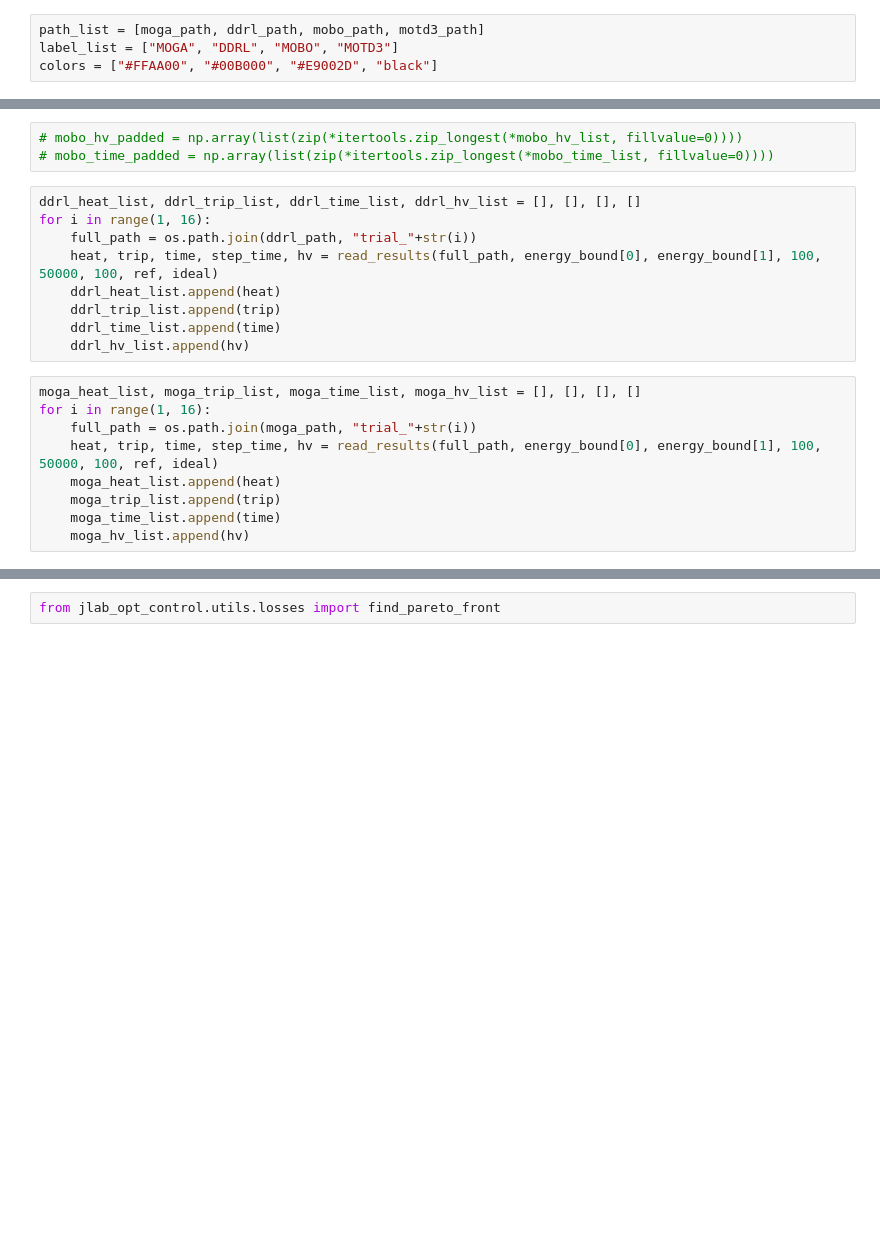
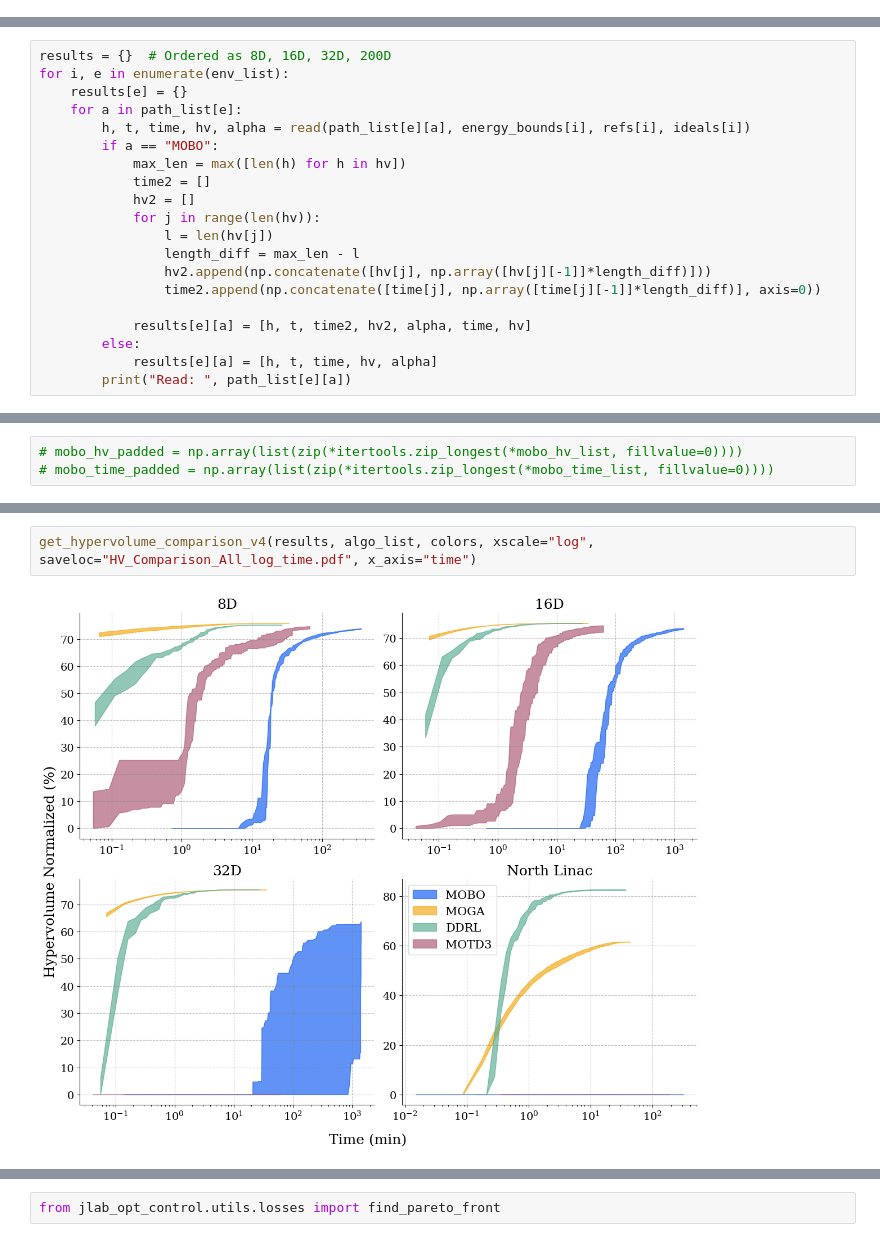
Before and after one commit to JeffersonLab/SciOptControlToolkit, a Jupyter notebook: jlab_opt_control/drivers/paper_drivers/paper_figures_v2.ipynb, the cells around one changed output, grey strips where cells are left out. Saved outputs shown, nothing was run; the diff lists cells and outputs as text; blank space fills up the shorter version.

Commit message:
add paper figure code in notebooks

```diff
--- a/jlab_opt_control/drivers/paper_drivers/paper_figures_v2.ipynb
+++ b/jlab_opt_control/drivers/paper_drivers/paper_figures_v2.ipynb
@@ -86,4 +181,0 @@ else:
-# %%
-path_list = [moga_path, ddrl_path, mobo_path, motd3_path]
-label_list = ["MOGA", "DDRL", "MOBO", "MOTD3"]
-colors = ["#FFAA00", "#00B000", "#E9002D", "black"]
@@ -109,0 +199,20 @@ for i in range(1, 17):
+# %%
+results = {}  # Ordered as 8D, 16D, 32D, 200D
+for i, e in enumerate(env_list):
+    results[e] = {}
+    for a in path_list[e]:
+        h, t, time, hv, alpha = read(path_list[e][a], energy_bounds[i], refs[i], ideals[i])
+        if a == "MOBO":
+            max_len = max([len(h) for h in hv])
+            time2 = []
+            hv2 = []
+            for j in range(len(hv)):
+                l = len(hv[j])
+                length_diff = max_len - l
+                hv2.append(np.concatenate([hv[j], np.array([hv[j][-1]]*length_diff)]))
+                time2.append(np.concatenate([time[j], np.array([time[j][-1]]*length_diff)], axis=0))
+
+            results[e][a] = [h, t, time2, hv2, alpha, time, hv]
+        else:
+            results[e][a] = [h, t, time, hv, alpha]
+        print("Read: ", path_list[e][a])
@@ -110,21 +236,3 @@ for i in range(1, 17):
 # %%
 # mobo_hv_padded = np.array(list(zip(*itertools.zip_longest(*mobo_hv_list, fillvalue=0))))
 # mobo_time_padded = np.array(list(zip(*itertools.zip_longest(*mobo_time_list, fillvalue=0))))
-# %%
-ddrl_heat_list, ddrl_trip_list, ddrl_time_list, ddrl_hv_list = [], [], [], []
-for i in range(1, 16):
-    full_path = os.path.join(ddrl_path, "trial_"+str(i))
-    heat, trip, time, step_time, hv = read_results(full_path, energy_bound[0], energy_bound[1], 100, 50000, 100, ref, ideal)
-    ddrl_heat_list.append(heat)
-    ddrl_trip_list.append(trip)
-    ddrl_time_list.append(time)
-    ddrl_hv_list.append(hv)
-# %%
-moga_heat_list, moga_trip_list, moga_time_list, moga_hv_list = [], [], [], []
-for i in range(1, 16):
-    full_path = os.path.join(moga_path, "trial_"+str(i))
-    heat, trip, time, step_time, hv = read_results(full_path, energy_bound[0], energy_bound[1], 100, 50000, 100, ref, ideal)
-    moga_heat_list.append(heat)
-    moga_trip_list.append(trip)
-    moga_time_list.append(time)
-    moga_hv_list.append(hv)
@@ -289,0 +414,4 @@ DDRL  Max HV:  34.499
+# %%
+get_hypervolume_comparison_v4(results, algo_list, colors, xscale="log", saveloc="HV_Comparison_All_log_time.pdf", x_axis="time")
+# %% [output]
+[figure, added]
```
Also changed, not shown: parts of 39 cells of this notebook, 2 other files.
